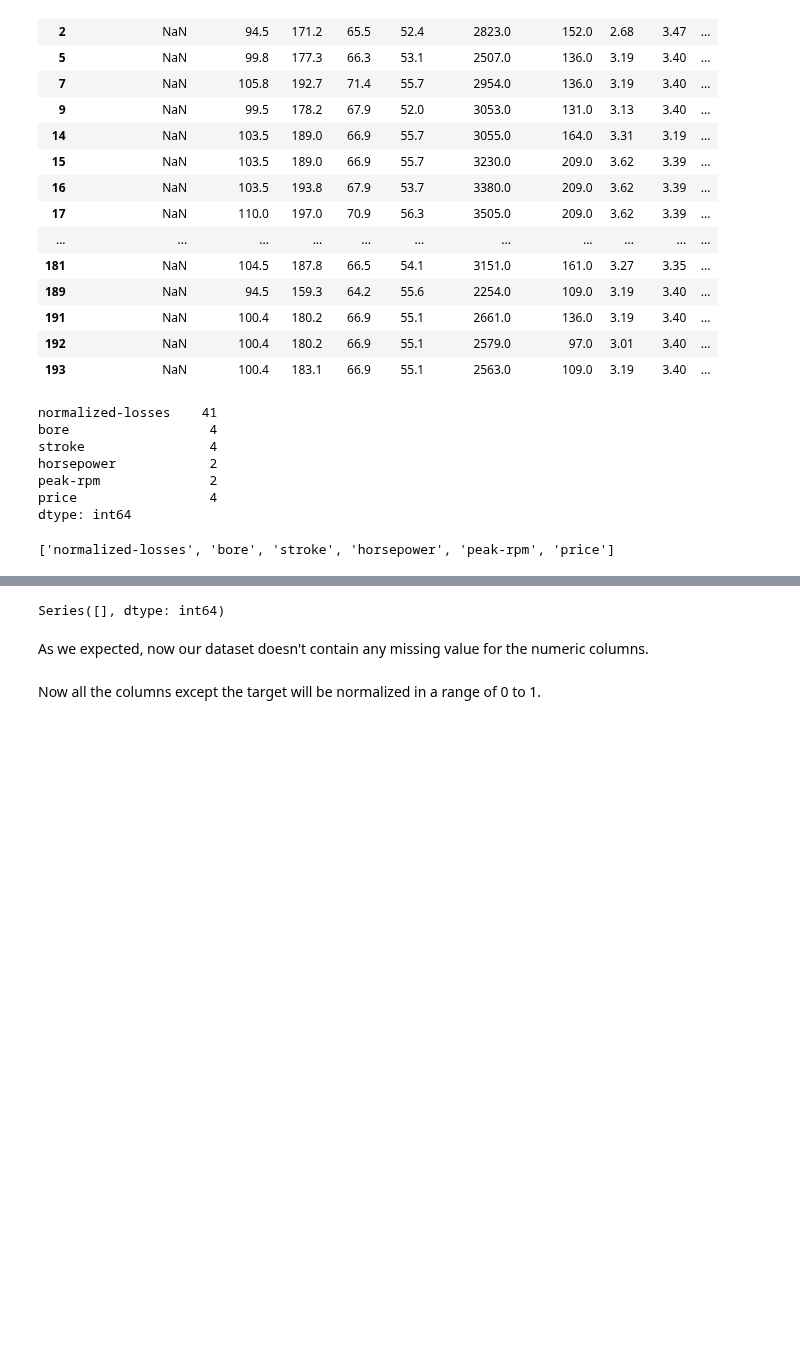
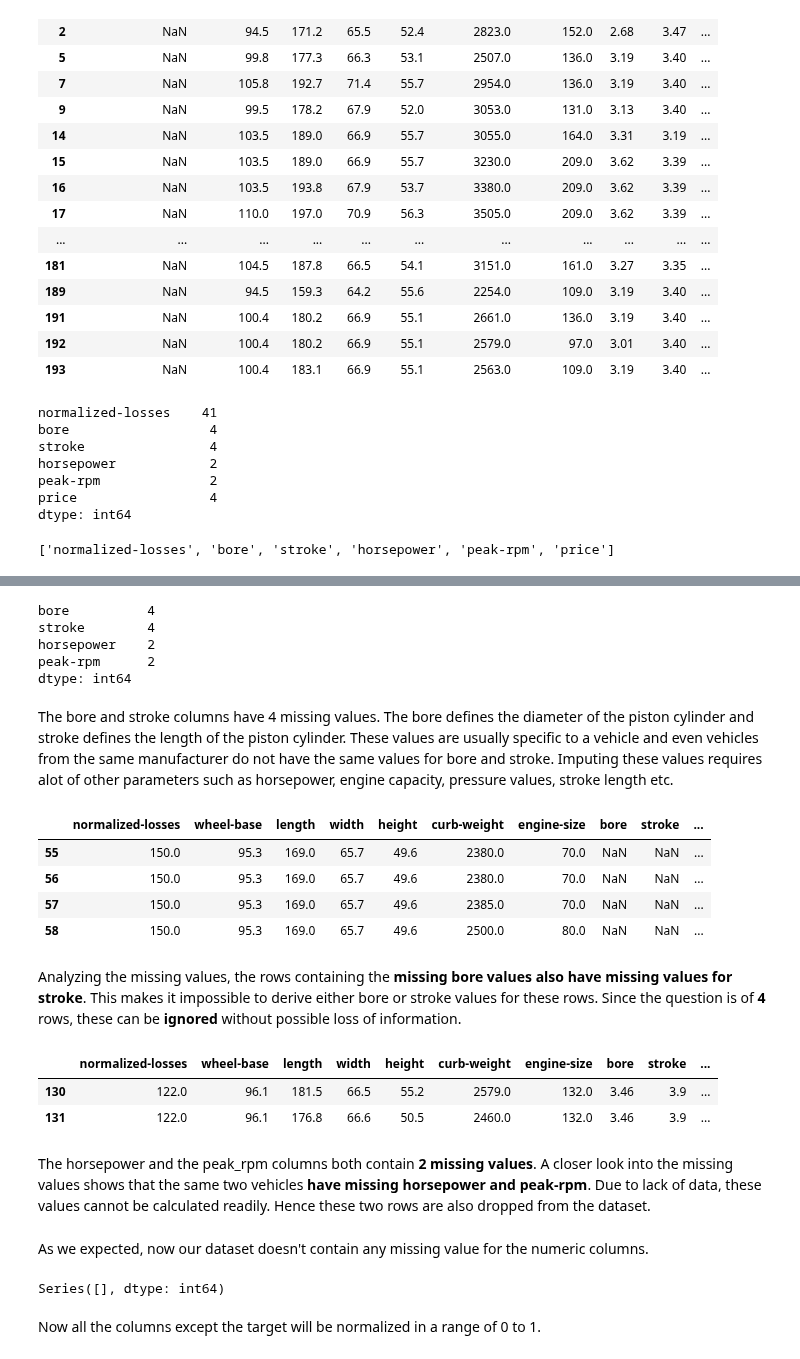
Before and after one commit to raduspaimoc/DataQuest-Projects, a Jupyter notebook: Classification Problems/Predicting Car Prices/Predicting Car Prices.ipynb, the cells around one changed output, grey strips where cells are left out. Saved outputs shown, nothing was run; the diff lists cells and outputs as text; code cells hidden in the pictures; blank space fills up the shorter version.

```diff
--- a/Classification Problems/Predicting Car Prices/Predicting Car Prices.ipynb
+++ b/Classification Problems/Predicting Car Prices/Predicting Car Prices.ipynb
@@ -194,3 +358,3 @@ numeric_cars = numeric_cars.dropna(subset=['price'])
 # %%
-numeric_cars = numeric_cars.fillna(numeric_cars.mean())
+numeric_cars["normalized-losses"].fillna(numeric_cars["normalized-losses"].mean(), inplace=True)
 # %% [markdown]
@@ -198,4 +362,20 @@ Check columns with missing values:
 # %%
 numeric_cars.isnull().sum()[numeric_cars.isnull().sum() > 0]
 # %% [output]
-Series([], dtype: int64)
+bore          4
+stroke        4
+horsepower    2
+peak-rpm      2
+dtype: int64
+# %% [markdown]
+The bore and stroke columns have 4 missing values. The bore defines the diameter of the piston cylinder and stroke defines the length of the piston cylinder. These values are usually specific to a vehicle and even vehicles from the same manufacturer do not have the same values for bore and stroke. Imputing these values requires alot of other parameters such as horsepower, engine capacity, pressure values, stroke length etc.
+# %%
+numeric_cars[numeric_cars.bore.isna()]
+# %% [output]
+|  | normalized-losses | wheel-base | length | width | height | curb-weight | engine-size | bore | stroke | ... |
+| 55 | 150.0 | 95.3 | 169.0 | 65.7 | 49.6 | 2380.0 | 70.0 | NaN | NaN | ... |
+| 56 | 150.0 | 95.3 | 169.0 | 65.7 | 49.6 | 2380.0 | 70.0 | NaN | NaN | ... |
+| 57 | 150.0 | 95.3 | 169.0 | 65.7 | 49.6 | 2385.0 | 70.0 | NaN | NaN | ... |
+| 58 | 150.0 | 95.3 | 169.0 | 65.7 | 49.6 | 2500.0 | 80.0 | NaN | NaN | ... |
+# %% [markdown]
+Analyzing the missing values, the rows containing the **missing bore values also have missing values for stroke**. This makes it impossible to derive either bore or stroke values for these rows. Since the question is of **4** rows, these can be **ignored** without possible loss of information.
@@ -201,0 +384,8 @@ Series([], dtype: int64)
+# %%
+numeric_cars[numeric_cars.horsepower.isna()]
+# %% [output]
+|  | normalized-losses | wheel-base | length | width | height | curb-weight | engine-size | bore | stroke | ... |
+| 130 | 122.0 | 96.1 | 181.5 | 66.5 | 55.2 | 2579.0 | 132.0 | 3.46 | 3.9 | ... |
+| 131 | 122.0 | 96.1 | 176.8 | 66.6 | 50.5 | 2460.0 | 132.0 | 3.46 | 3.9 | ... |
+# %% [markdown]
+The horsepower and the peak_rpm columns both contain **2 missing values**. A closer look into the missing values shows that the same two vehicles **have missing horsepower and peak-rpm**. Due to lack of data, these values cannot be calculated readily. Hence these two rows are also dropped from the dataset.
@@ -202,5 +394,9 @@ Series([], dtype: int64)
 # %% [markdown]
 As we expected, now our dataset doesn't contain any missing value for the numeric columns.
+# %%
+numeric_cars.isnull().sum()[numeric_cars.isnull().sum() > 0]
+# %% [output]
+Series([], dtype: int64)
 # %% [markdown]
 Now all the columns except the target will be normalized in a range of 0 to 1.
 # %%
```
Also changed, not shown: parts of 68 cells of this notebook.
